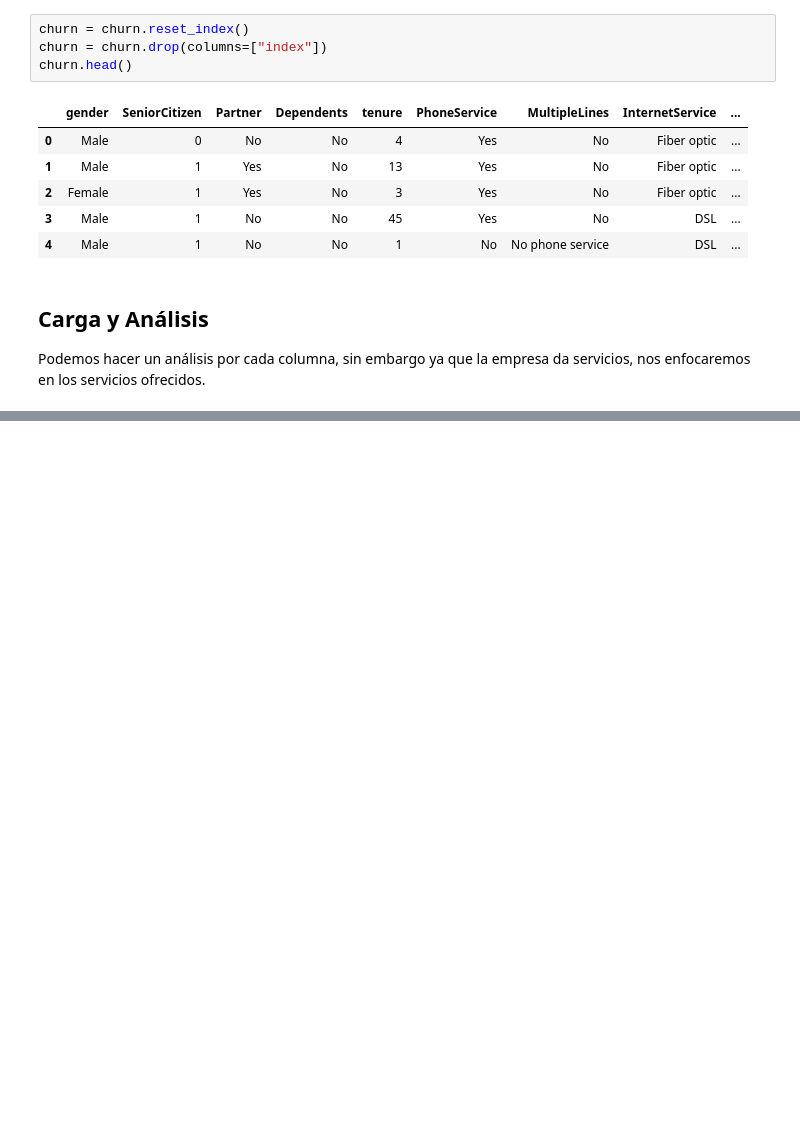
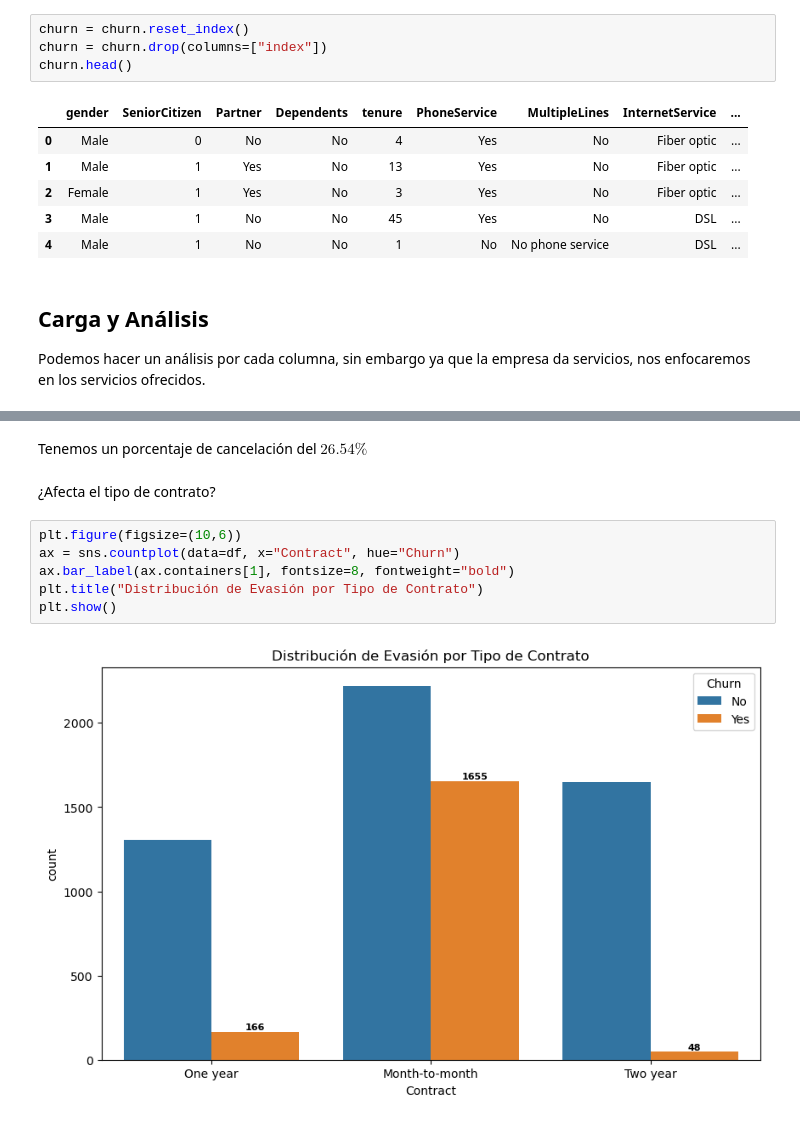
Before and after one commit to OscarLara/ChallengeTelecomX, a Jupyter notebook: ChallengeTelecomX.ipynb, the cells around one changed output, grey strips where cells are left out. Drawn from its saved outputs; the diff is of its cells as text; blank space fills up the shorter version.

```diff
--- a/ChallengeTelecomX.ipynb
+++ b/ChallengeTelecomX.ipynb
@@ -443,0 +459,12 @@ churn["gender"].sum()
+# %% [markdown]
+Tenemos un porcentaje de cancelación del $26.54\%$
+# %% [markdown]
+¿Afecta el tipo de contrato?
+# %%
+plt.figure(figsize=(10,6))
+ax = sns.countplot(data=df, x="Contract", hue="Churn")
+ax.bar_label(ax.containers[1], fontsize=8, fontweight="bold")
+plt.title("Distribución de Evasión por Tipo de Contrato")
+plt.show()
+# %% [output]
+[figure, added]
```
Also changed, not shown: parts of 13 cells of this notebook.
